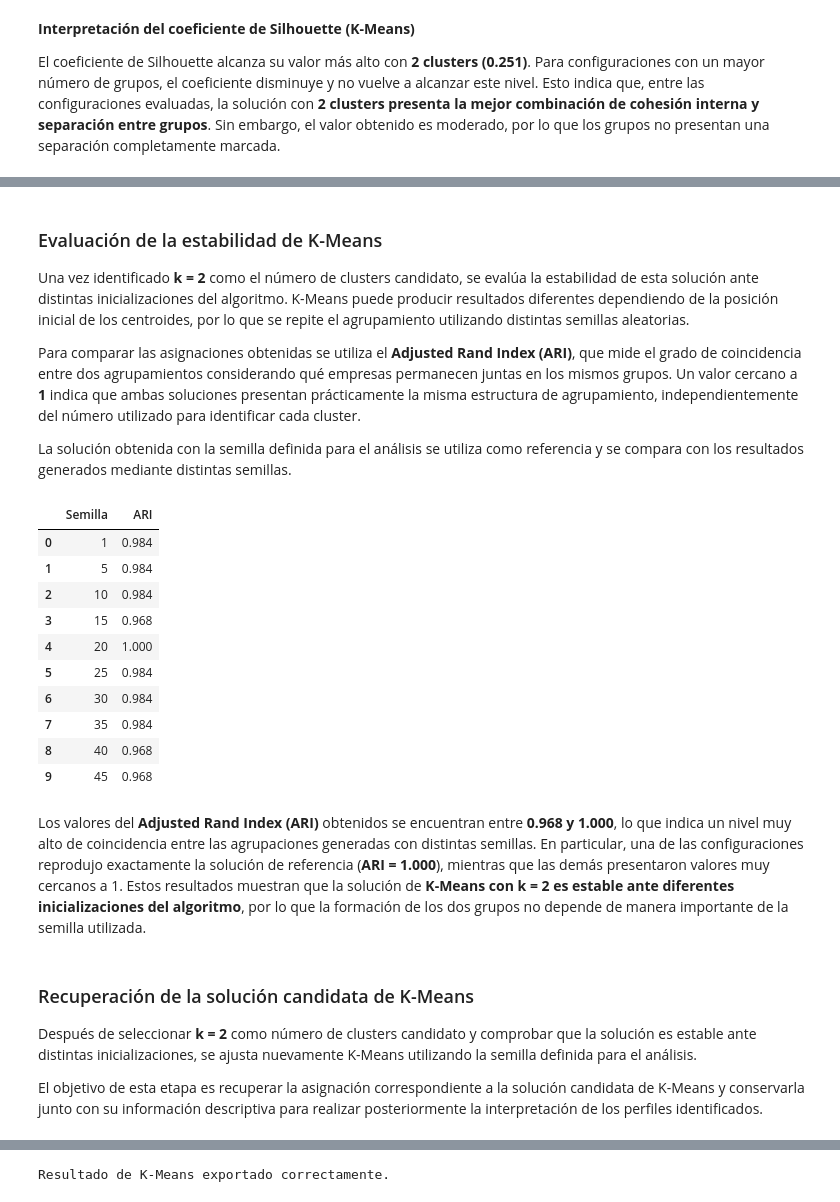
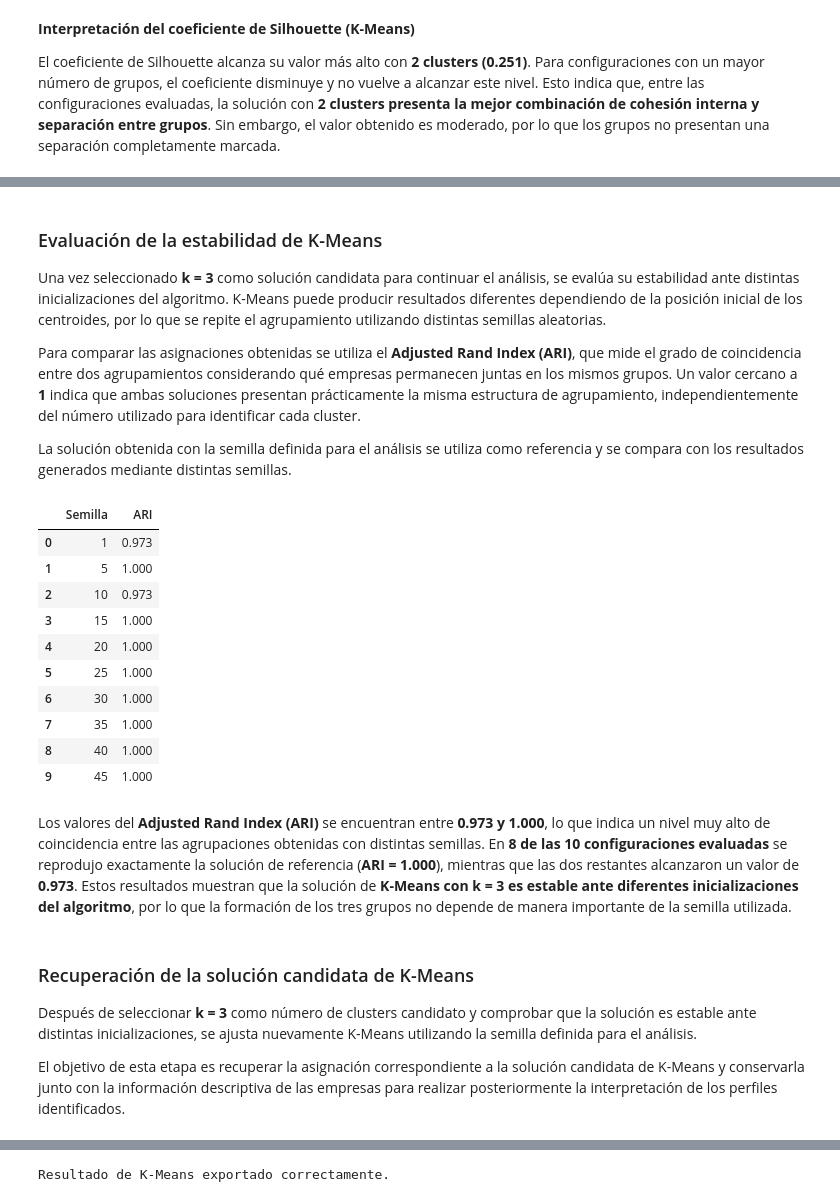
Before and after one commit to avrilsalazarrodriguez/fashion-transparency-index-2023, a Jupyter notebook: scripts/04_Agrupamiento_de_empresas (clustering).ipynb, the cells around one changed output, grey strips where cells are left out. Drawn from its saved outputs; the diff is of its cells as text; code cells hidden in the pictures.

```diff
--- a/scripts/04_Agrupamiento_de_empresas (clustering).ipynb
+++ b/scripts/04_Agrupamiento_de_empresas (clustering).ipynb
@@ -519,7 +672,7 @@ En conjunto, tanto el método del codo como el coeficiente de Silhouette señala
 # %% [markdown]
 ### Evaluación de la estabilidad de K-Means
 
-Una vez identificado **k = 2** como el número de clusters candidato, se evalúa la estabilidad de esta solución ante distintas inicializaciones del algoritmo. K-Means puede producir resultados diferentes dependiendo de la posición inicial de los centroides, por lo que se repite el agrupamiento utilizando distintas semillas aleatorias.
+Una vez seleccionado **k = 3** como solución candidata para continuar el análisis, se evalúa su estabilidad ante distintas inicializaciones del algoritmo. K-Means puede producir resultados diferentes dependiendo de la posición inicial de los centroides, por lo que se repite el agrupamiento utilizando distintas semillas aleatorias.
 
 Para comparar las asignaciones obtenidas se utiliza el **Adjusted Rand Index (ARI)**, que mide el grado de coincidencia entre dos agrupamientos considerando qué empresas permanecen juntas en los mismos grupos. Un valor cercano a **1** indica que ambas soluciones presentan prácticamente la misma estructura de agrupamiento, independientemente del número utilizado para identificar cada cluster.
 
@@ -529,14 +682,14 @@ La solución obtenida con la semilla definida para el análisis se utiliza como
 # utilizando distintas semillas aleatorias
 
 # Definimos el número de clusters seleccionado como candidato
-# a partir del método del codo y del coeficiente de Silhouette
-K_CANDIDATO = 2
+# a partir de la comparación cuantitativa e interpretativa
+K_CANDIDATO = 3
 
 # Construimos primero una solución de referencia utilizando
 # la semilla definida al inicio del notebook
 modelo_referencia = KMeans(
 
-    # Utilizamos los dos clusters seleccionados como candidatos
+    # Utilizamos k = 3 como número de clusters candidato
     n_clusters=K_CANDIDATO,
 
     # Utilizamos la semilla fija del análisis
@@ -566,7 +719,7 @@ resultados_estabilidad = []
 for semilla in semillas_estabilidad:
 
     # Construimos un nuevo modelo manteniendo exactamente
-    # k = 2 y modificando únicamente la semilla aleatoria
+    # k = 3 y modificando únicamente la semilla aleatoria
     modelo = KMeans(
 
         # Mantenemos fijo el número de clusters candidato
@@ -583,51 +736,51 @@ for semilla in semillas_estabilidad:
     # Ajustamos el modelo y recuperamos el cluster
     # asignado a cada una de las 250 empresas
     etiquetas = modelo.fit_predict(X)
 
     # Calculamos el Adjusted Rand Index (ARI) comparando
     # esta solución con la solución de referencia
     # Un valor cercano a 1 indica que ambas soluciones
     # agrupan a las empresas prácticamente de la misma manera.
     ari = adjusted_rand_score(
         etiquetas_referencia,
         etiquetas
     )
 
     # Guardamos la semilla utilizada y el nivel
     # de coincidencia obtenido respecto a la referencia
     resultados_estabilidad.append({
         "Semilla": semilla,
         "ARI": ari
     })
 
 # Convertimos los resultados en un DataFrame
 # para facilitar su revisión
 resultados_estabilidad = pd.DataFrame(
     resultados_estabilidad
 )
 
 # Mostramos los resultados de la evaluación de estabilidad
 display(resultados_estabilidad)
 # %% [output]
 |  | Semilla | ARI |
-| 0 | 1 | 0.984 |
-| 1 | 5 | 0.984 |
-| 2 | 10 | 0.984 |
-| 3 | 15 | 0.968 |
+| 0 | 1 | 0.973 |
+| 1 | 5 | 1.000 |
+| 2 | 10 | 0.973 |
+| 3 | 15 | 1.000 |
 | 4 | 20 | 1.000 |
-| 5 | 25 | 0.984 |
-| 6 | 30 | 0.984 |
-| 7 | 35 | 0.984 |
-| 8 | 40 | 0.968 |
-| 9 | 45 | 0.968 |
+| 5 | 25 | 1.000 |
+| 6 | 30 | 1.000 |
+| 7 | 35 | 1.000 |
+| 8 | 40 | 1.000 |
+| 9 | 45 | 1.000 |
 # %% [markdown]
-Los valores del **Adjusted Rand Index (ARI)** obtenidos se encuentran entre **0.968 y 1.000**, lo que indica un nivel muy alto de coincidencia entre las agrupaciones generadas con distintas semillas. En particular, una de las configuraciones reprodujo exactamente la solución de referencia (**ARI = 1.000**), mientras que las demás presentaron valores muy cercanos a 1. Estos resultados muestran que la solución de **K-Means con k = 2 es estable ante diferentes inicializaciones del algoritmo**, por lo que la formación de los dos grupos no depende de manera importante de la semilla utilizada.
+Los valores del **Adjusted Rand Index (ARI)** se encuentran entre **0.973 y 1.000**, lo que indica un nivel muy alto de coincidencia entre las agrupaciones obtenidas con distintas semillas. En **8 de las 10 configuraciones evaluadas** se reprodujo exactamente la solución de referencia (**ARI = 1.000**), mientras que las dos restantes alcanzaron un valor de **0.973**. Estos resultados muestran que la solución de **K-Means con k = 3 es estable ante diferentes inicializaciones del algoritmo**, por lo que la formación de los tres grupos no depende de manera importante de la semilla utilizada.
 # %% [markdown]
 ### Recuperación de la solución candidata de K-Means
 
-Después de seleccionar **k = 2** como número de clusters candidato y comprobar que la solución es estable ante distintas inicializaciones, se ajusta nuevamente K-Means utilizando la semilla definida para el análisis.
+Después de seleccionar **k = 3** como número de clusters candidato y comprobar que la solución es estable ante distintas inicializaciones, se ajusta nuevamente K-Means utilizando la semilla definida para el análisis.
 
-El objetivo de esta etapa es recuperar la asignación correspondiente a la solución candidata de K-Means y conservarla junto con su información descriptiva para realizar posteriormente la interpretación de los perfiles identificados.
+El objetivo de esta etapa es recuperar la asignación correspondiente a la solución candidata de K-Means y conservarla junto con la información descriptiva de las empresas para realizar posteriormente la interpretación de los perfiles identificados.
 # %%
 # Ajustamos nuevamente K-Means utilizando
 # la configuración candidata seleccionada
```
Also changed, not shown: parts of 35 cells of this notebook, 5 other files.
